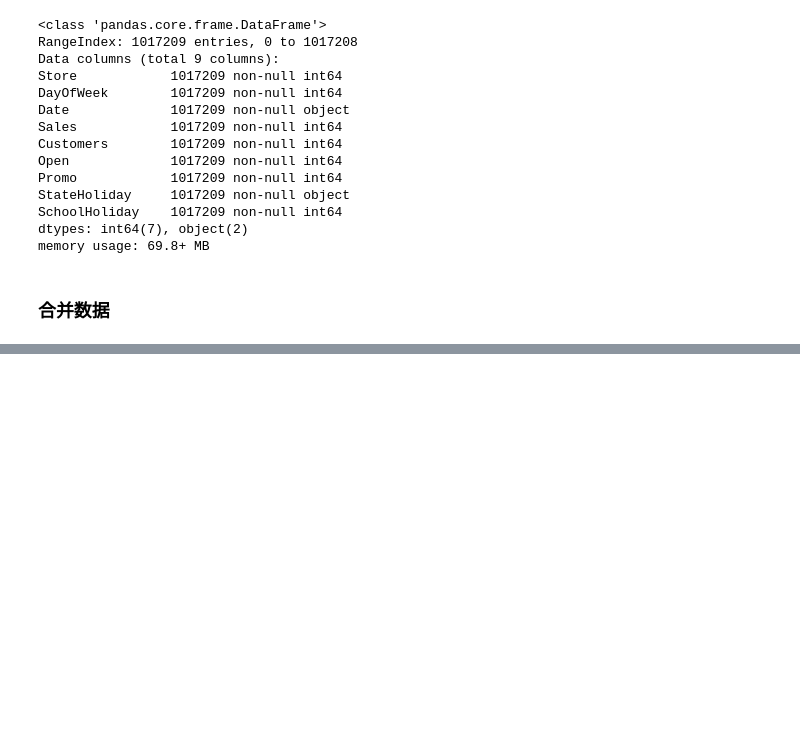
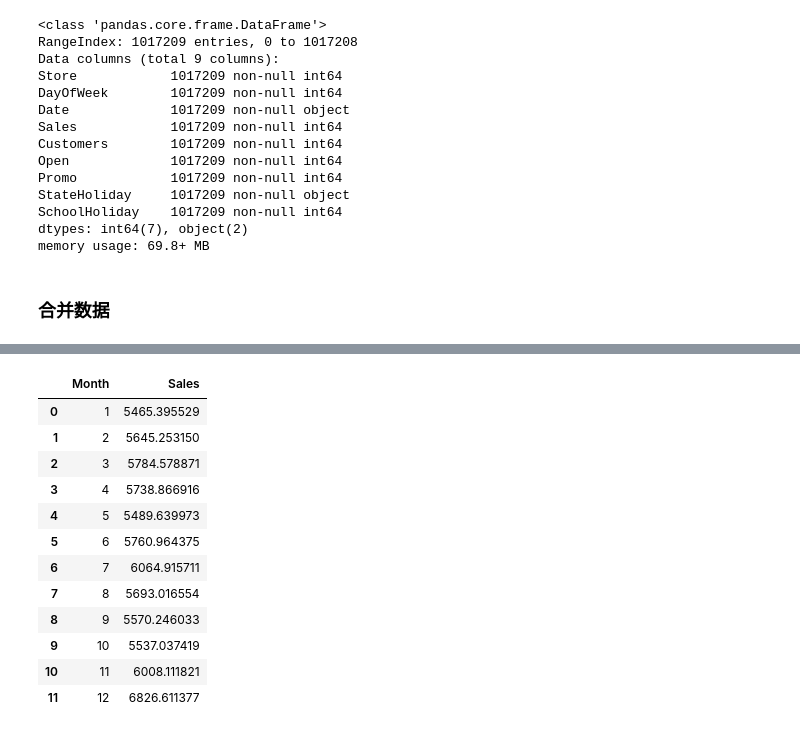
Before and after one commit to xueweiyema/ForecastRossmannStoreSales, a Jupyter notebook: proposal.ipynb, the cells around one changed output, grey strips where cells are left out. Saved outputs shown, nothing was run; the diff lists cells and outputs as text; code cells hidden in the pictures; blank space fills up the shorter version.

```diff
--- a/proposal.ipynb
+++ b/proposal.ipynb
@@ -47,0 +103,14 @@ memory usage: 69.8+ MB
+# %%
+#根据常识我觉得客户数和销售量的关系应该很大
+#添加一个月份
+t=new_train['Date'].str.split('/')
+month=[]
+
+for m in t:
+    month.append(m[0])
+
+new_train['Month']=pd.to_numeric(pd.Series(month))
+
+new_train.info()
+
+new_train['Month'].value_counts()
@@ -47,0 +148,17 @@ memory usage: 69.8+ MB
+# %%
+# 按月份sum销售额
+new_train[['Month','Sales']].groupby('Month',as_index=False).mean().sort_values('Month')
+# %% [output]
+|  | Month | Sales |
+| 0 | 1 | 5465.395529 |
+| 1 | 2 | 5645.253150 |
+| 2 | 3 | 5784.578871 |
+| 3 | 4 | 5738.866916 |
+| 4 | 5 | 5489.639973 |
+| 5 | 6 | 5760.964375 |
+| 6 | 7 | 6064.915711 |
+| 7 | 8 | 5693.016554 |
+| 8 | 9 | 5570.246033 |
+| 9 | 10 | 5537.037419 |
+| 10 | 11 | 6008.111821 |
+| 11 | 12 | 6826.611377 |
```
Also changed, not shown: parts of 6 cells of this notebook.
